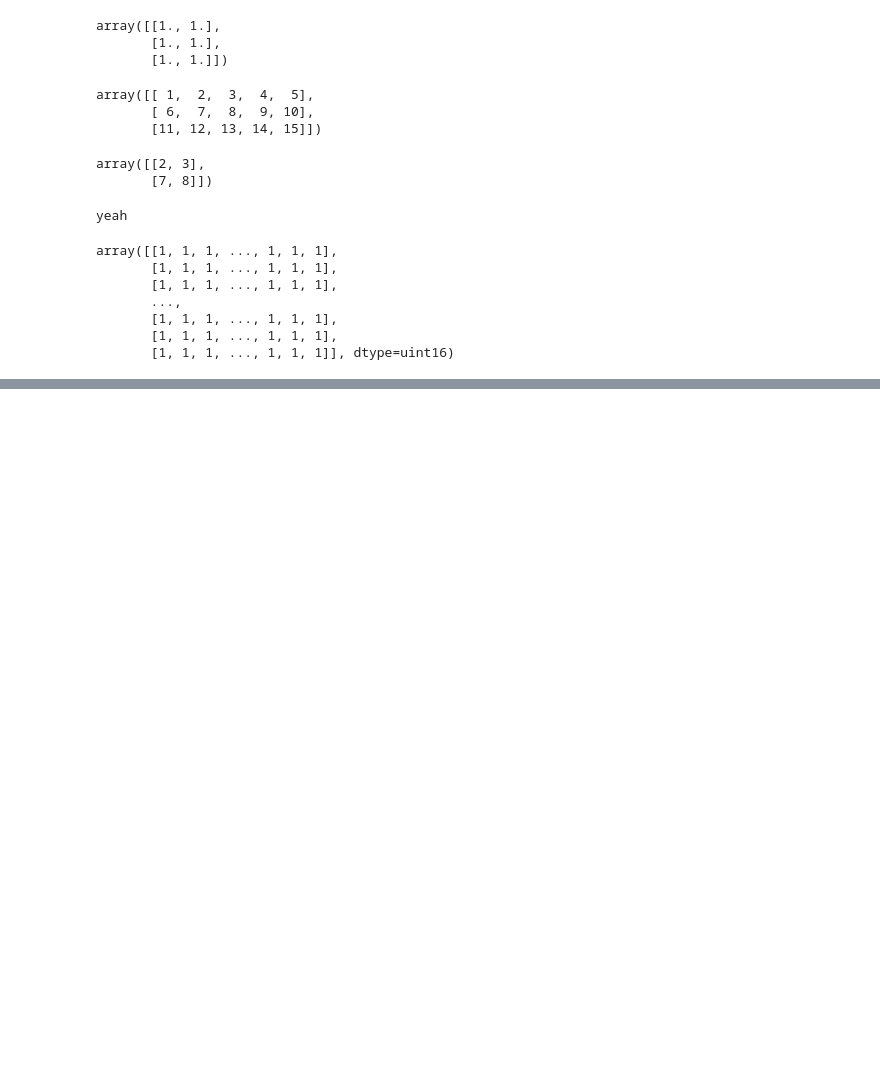
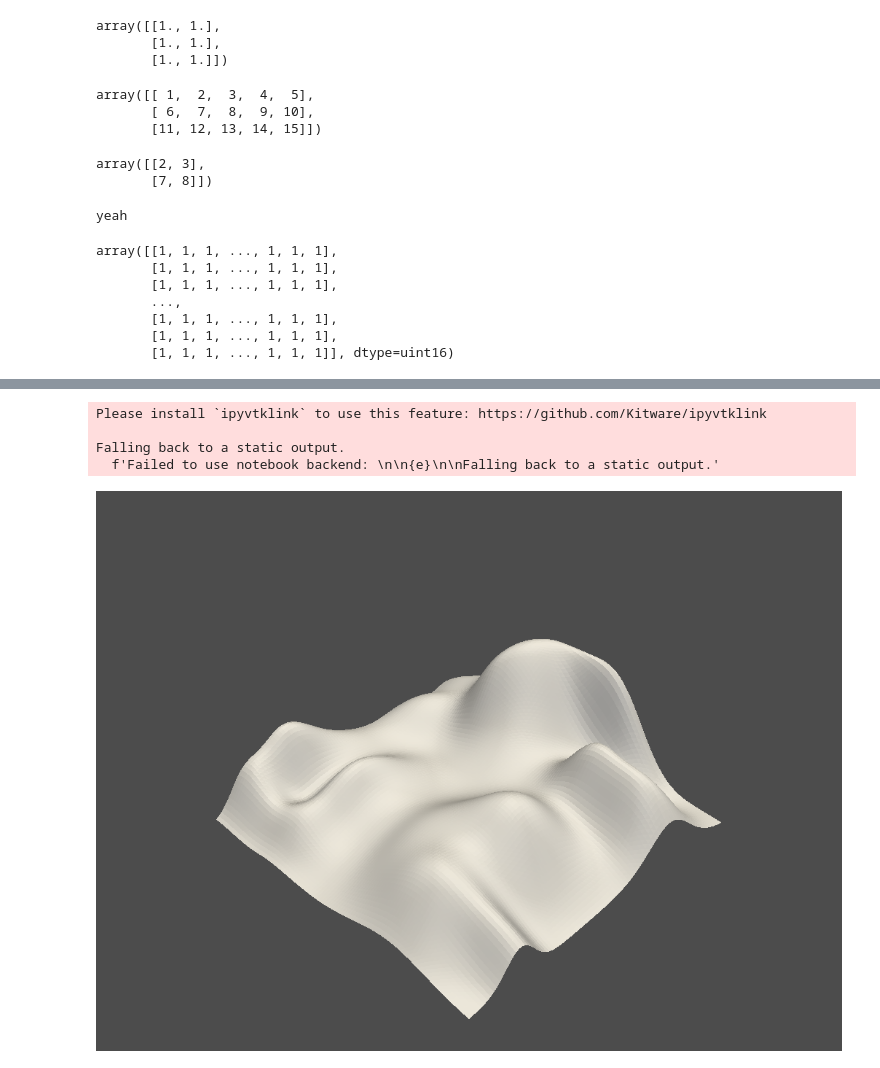
Before and after one commit to autorope/donkeycar, a Jupyter notebook: notebooks/depth_avoidance.ipynb, the cells around one changed output, grey strips where cells are left out. Cells and saved outputs as stored; diff of their text form; code cells hidden in the pictures; blank space fills up the shorter version.

```diff
--- a/notebooks/depth_avoidance.ipynb
+++ b/notebooks/depth_avoidance.ipynb
@@ -54,0 +142,20 @@ np.savez_compressed("a.npz", img=depth_frame)
+# %%
+import matplotlib.pyplot as plt
+
+import pyvista as pv
+from pyvista import examples
+
+# Load an interesting example of geometry
+mesh = examples.load_random_hills()
+
+# Establish geometry within a pv.Plotter()
+p = pv.Plotter()
+p.add_mesh(mesh, color=True)
+p.store_image = True  # permit image caching after plotter is closed
+p.show()
+# %% [output]
+Please install `ipyvtklink` to use this feature: https://github.com/Kitware/ipyvtklink
+
+Falling back to a static output.
+  f'Failed to use notebook backend: \n\n{e}\n\nFalling back to a static output.'
+[figure, added]
```
Also changed, not shown: parts of 22 cells of this notebook, 4 other files.
